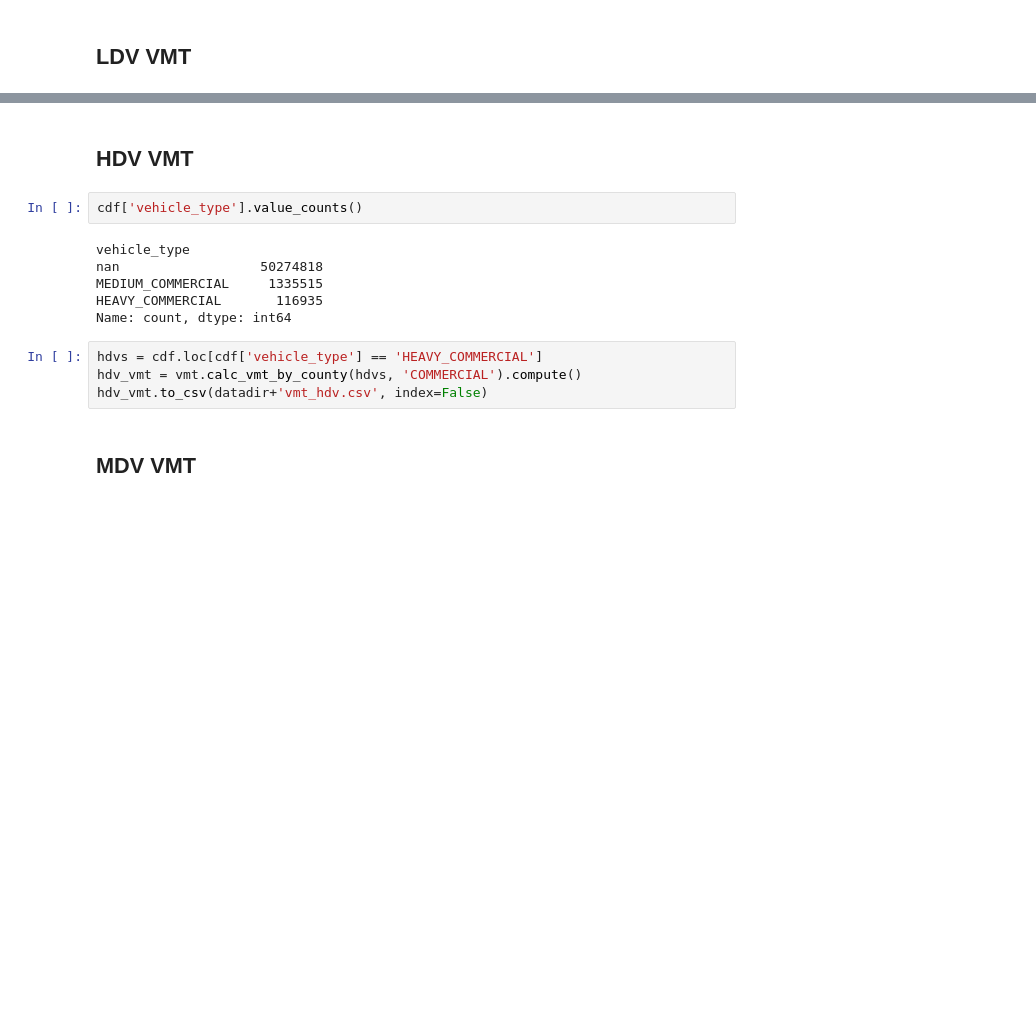
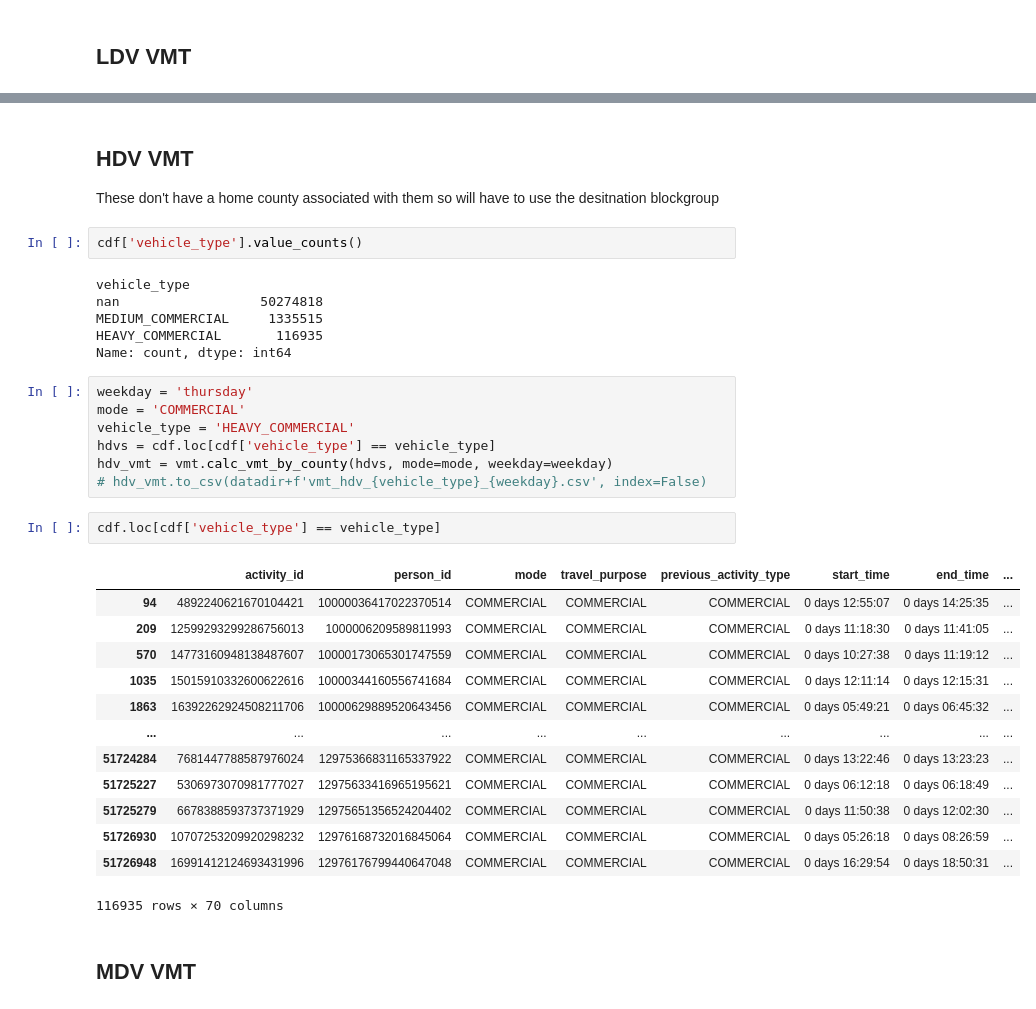
Before and after one commit to rmi-mobility-data-science/replicaEVSE, a Jupyter notebook: notebooks/replica_vmt.ipynb, the cells around one changed output, grey strips where cells are left out. Saved outputs shown, nothing was run; the diff lists cells and outputs as text; blank space fills up the shorter version.

```diff
--- a/notebooks/replica_vmt.ipynb
+++ b/notebooks/replica_vmt.ipynb
@@ -57,5 +109,7 @@ ldv_vmt.head()
-# %% [markdown]
-## HDV VMT
+# %% [markdown]
+## HDV VMT
+
+These don't have a home county associated with them so will have to use the desitnation blockgroup
 # %%
 cdf['vehicle_type'].value_counts()
 # %% [output]
@@ -65,9 +119,28 @@ MEDIUM_COMMERCIAL     1335515
 HEAVY_COMMERCIAL       116935
 Name: count, dtype: int64
 # %%
-hdvs = cdf.loc[cdf['vehicle_type'] == 'HEAVY_COMMERCIAL']
-hdv_vmt = vmt.calc_vmt_by_county(hdvs, 'COMMERCIAL').compute()
-hdv_vmt.to_csv(datadir+'vmt_hdv.csv', index=False)
+weekday = 'thursday'
+mode = 'COMMERCIAL'
+vehicle_type = 'HEAVY_COMMERCIAL'
+hdvs = cdf.loc[cdf['vehicle_type'] == vehicle_type]
+hdv_vmt = vmt.calc_vmt_by_county(hdvs, mode=mode, weekday=weekday)
+# hdv_vmt.to_csv(datadir+f'vmt_hdv_{vehicle_type}_{weekday}.csv', index=False)
+# %%
+cdf.loc[cdf['vehicle_type'] == vehicle_type]
+# %% [output]
+|  | activity_id | person_id | mode | travel_purpose | previous_activity_type | start_time | end_time | ... |
+| 94 | 4892240621670104421 | 10000036417022370514 | COMMERCIAL | COMMERCIAL | COMMERCIAL | 0 days 12:55:07 | 0 days 14:25:35 | ... |
+| 209 | 12599293299286756013 | 1000006209589811993 | COMMERCIAL | COMMERCIAL | COMMERCIAL | 0 days 11:18:30 | 0 days 11:41:05 | ... |
+| 570 | 14773160948138487607 | 10000173065301747559 | COMMERCIAL | COMMERCIAL | COMMERCIAL | 0 days 10:27:38 | 0 days 11:19:12 | ... |
+| 1035 | 15015910332600622616 | 10000344160556741684 | COMMERCIAL | COMMERCIAL | COMMERCIAL | 0 days 12:11:14 | 0 days 12:15:31 | ... |
+| 1863 | 16392262924508211706 | 10000629889520643456 | COMMERCIAL | COMMERCIAL | COMMERCIAL | 0 days 05:49:21 | 0 days 06:45:32 | ... |
+| ... | ... | ... | ... | ... | ... | ... | ... | ... |
+| 51724284 | 7681447788587976024 | 12975366831165337922 | COMMERCIAL | COMMERCIAL | COMMERCIAL | 0 days 13:22:46 | 0 days 13:23:23 | ... |
+| 51725227 | 5306973070981777027 | 12975633416965195621 | COMMERCIAL | COMMERCIAL | COMMERCIAL | 0 days 06:12:18 | 0 days 06:18:49 | ... |
+| 51725279 | 6678388593737371929 | 12975651356524204402 | COMMERCIAL | COMMERCIAL | COMMERCIAL | 0 days 11:50:38 | 0 days 12:02:30 | ... |
+| 51726930 | 10707253209920298232 | 12976168732016845064 | COMMERCIAL | COMMERCIAL | COMMERCIAL | 0 days 05:26:18 | 0 days 08:26:59 | ... |
+| 51726948 | 16991412124693431996 | 12976176799440647048 | COMMERCIAL | COMMERCIAL | COMMERCIAL | 0 days 16:29:54 | 0 days 18:50:31 | ... |
+116935 rows × 70 columns
 # %% [markdown]
 ## MDV VMT
 # %%
```
Also changed, not shown: parts of 7 cells of this notebook, 1 other file.
